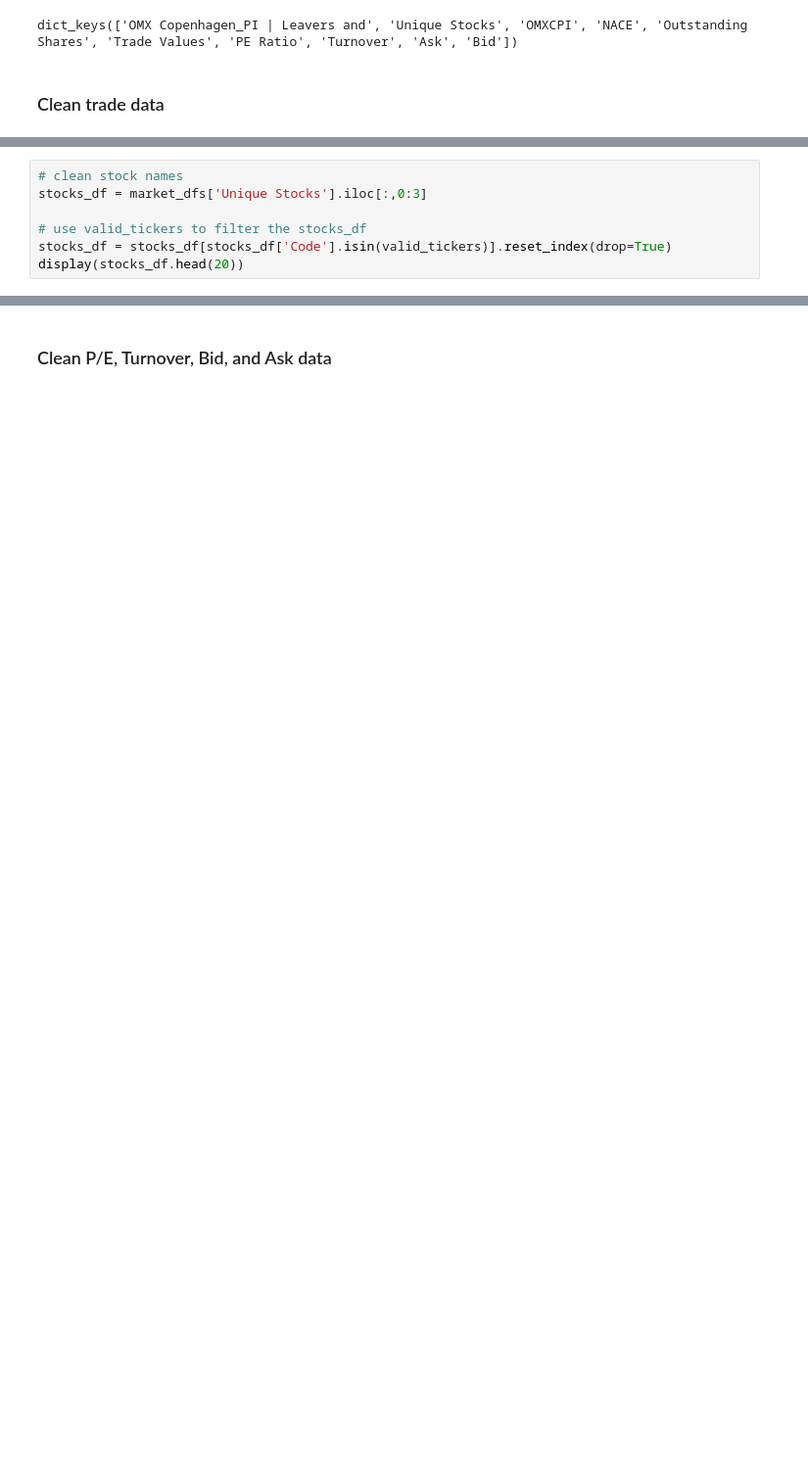
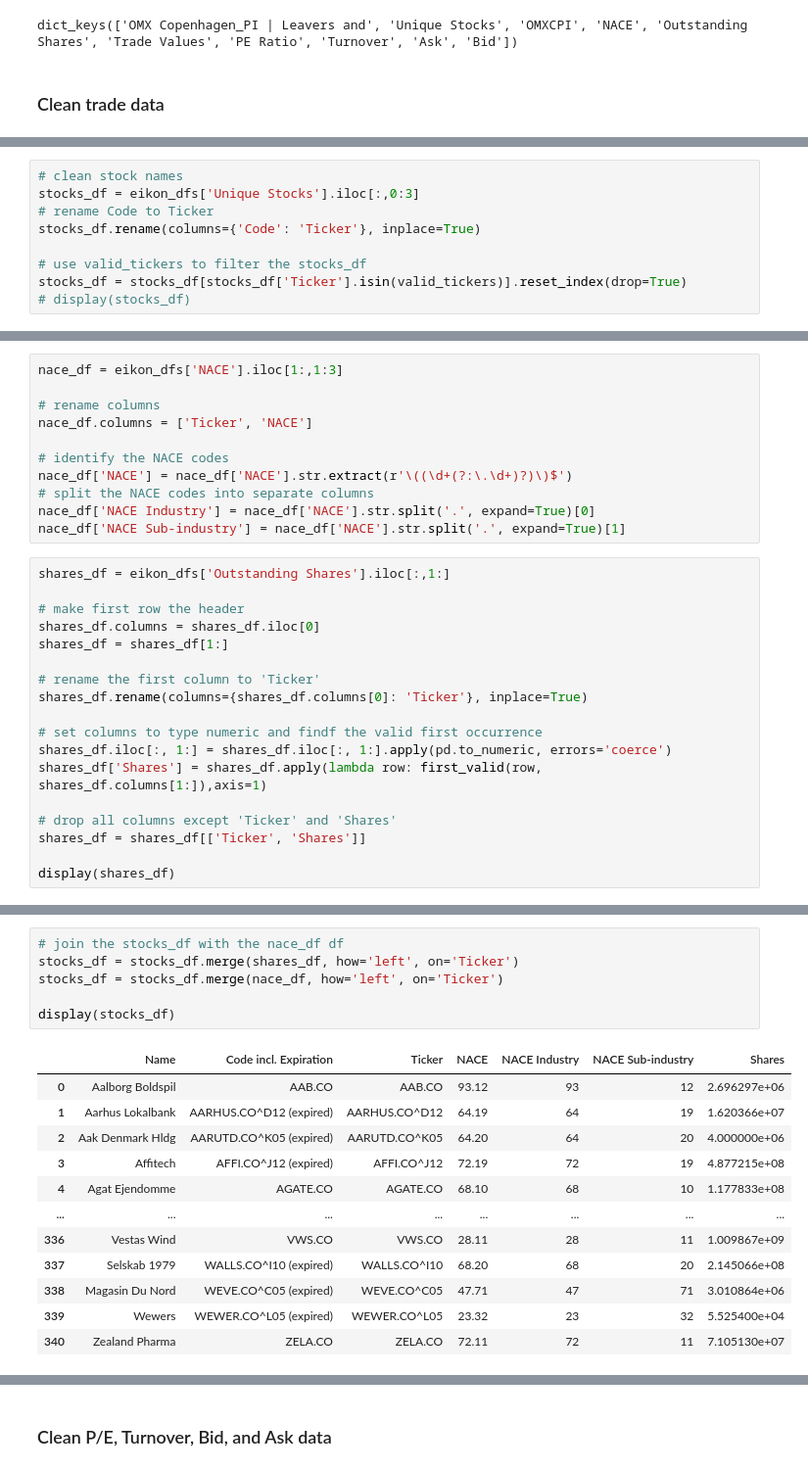
Before and after one commit to johanoelgaard/MastersThesis, a Jupyter notebook: eikon.ipynb, the cells around one changed output, grey strips where cells are left out. Shown at 98% size. Drawn from its saved outputs; the diff is of its cells as text; blank space fills up the shorter version.

Commit message:
started cleaning the rest of the eikon data and the oxford data

```diff
--- a/eikon.ipynb
+++ b/eikon.ipynb
@@ -91,8 +69,10 @@ display(trade_df)
 # %%
 # clean stock names
-stocks_df = market_dfs['Unique Stocks'].iloc[:,0:3]
+stocks_df = eikon_dfs['Unique Stocks'].iloc[:,0:3]
+# rename Code to Ticker
+stocks_df.rename(columns={'Code': 'Ticker'}, inplace=True)
 
 # use valid_tickers to filter the stocks_df
-stocks_df = stocks_df[stocks_df['Code'].isin(valid_tickers)].reset_index(drop=True)
-display(stocks_df.head(20))
+stocks_df = stocks_df[stocks_df['Ticker'].isin(valid_tickers)].reset_index(drop=True)
+# display(stocks_df)
 # %% [output]
@@ -115,0 +83,29 @@ display(stocks_df.head(20))
+# %%
+nace_df = eikon_dfs['NACE'].iloc[1:,1:3]
+
+# rename columns
+nace_df.columns = ['Ticker', 'NACE']
+
+# identify the NACE codes
+nace_df['NACE'] = nace_df['NACE'].str.extract(r'\((\d+(?:\.\d+)?)\)$')
+# split the NACE codes into separate columns
+nace_df['NACE Industry'] = nace_df['NACE'].str.split('.', expand=True)[0]
+nace_df['NACE Sub-industry'] = nace_df['NACE'].str.split('.', expand=True)[1]
+# %%
+shares_df = eikon_dfs['Outstanding Shares'].iloc[:,1:]
+
+# make first row the header
+shares_df.columns = shares_df.iloc[0]
+shares_df = shares_df[1:]
+
+# rename the first column to 'Ticker'
+shares_df.rename(columns={shares_df.columns[0]: 'Ticker'}, inplace=True)
+
+# set columns to type numeric and findf the valid first occurrence
+shares_df.iloc[:, 1:] = shares_df.iloc[:, 1:].apply(pd.to_numeric, errors='coerce')
+shares_df['Shares'] = shares_df.apply(lambda row: first_valid(row, shares_df.columns[1:]),axis=1)
+
+# drop all columns except 'Ticker' and 'Shares'
+shares_df = shares_df[['Ticker', 'Shares']]
+
+display(shares_df)
@@ -115,0 +126,19 @@ display(stocks_df.head(20))
+# %%
+# join the stocks_df with the nace_df df
+stocks_df = stocks_df.merge(shares_df, how='left', on='Ticker')
+stocks_df = stocks_df.merge(nace_df, how='left', on='Ticker')
+
+display(stocks_df)
+# %% [output]
+|  | Name | Code incl. Expiration | Ticker | NACE | NACE Industry | NACE Sub-industry | Shares |
+| 0 | Aalborg Boldspil | AAB.CO | AAB.CO | 93.12 | 93 | 12 | 2.696297e+06 |
+| 1 | Aarhus Lokalbank | AARHUS.CO^D12 (expired) | AARHUS.CO^D12 | 64.19 | 64 | 19 | 1.620366e+07 |
+| 2 | Aak Denmark Hldg | AARUTD.CO^K05 (expired) | AARUTD.CO^K05 | 64.20 | 64 | 20 | 4.000000e+06 |
+| 3 | Affitech | AFFI.CO^J12 (expired) | AFFI.CO^J12 | 72.19 | 72 | 19 | 4.877215e+08 |
+| 4 | Agat Ejendomme | AGATE.CO | AGATE.CO | 68.10 | 68 | 10 | 1.177833e+08 |
+| ... | ... | ... | ... | ... | ... | ... | ... |
+| 336 | Vestas Wind | VWS.CO | VWS.CO | 28.11 | 28 | 11 | 1.009867e+09 |
+| 337 | Selskab 1979 | WALLS.CO^I10 (expired) | WALLS.CO^I10 | 68.20 | 68 | 20 | 2.145066e+08 |
+| 338 | Magasin Du Nord | WEVE.CO^C05 (expired) | WEVE.CO^C05 | 47.71 | 47 | 71 | 3.010864e+06 |
+| 339 | Wewers | WEWER.CO^L05 (expired) | WEWER.CO^L05 | 23.32 | 23 | 32 | 5.525400e+04 |
+| 340 | Zealand Pharma | ZELA.CO | ZELA.CO | 72.11 | 72 | 11 | 7.105130e+07 |
```
Also changed, not shown: parts of 15 cells of this notebook, 2 other files.
